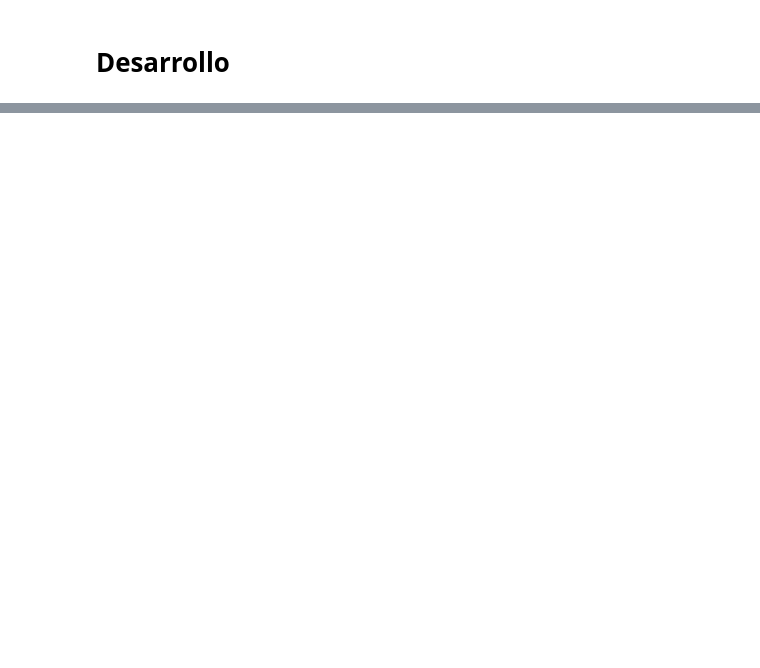
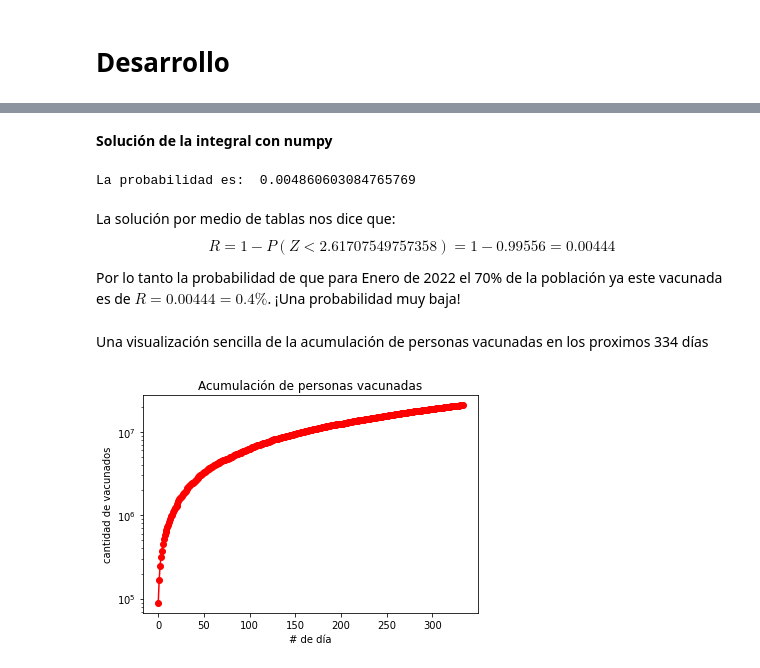
Before and after one commit to noeam/Simulacion_Montecarlo, a Jupyter notebook: Montecarlo_Numerico2021_1.ipynb, the cells around one changed output, grey strips where cells are left out. Cells and saved outputs as stored; diff of their text form; code cells hidden in the pictures; blank space fills up the shorter version.

```diff
--- a/Montecarlo_Numerico2021_1.ipynb
+++ b/Montecarlo_Numerico2021_1.ipynb
@@ -88,0 +271,65 @@ print(df.head(5))
+# %% [markdown]
+**Solución de la integral con numpy**
+# %%
+#Aproximacion con numpy
+import numpy as np
+import math
+
+'''Integracion numerica de Monte Carlo
+f: funcion a integrar
+N: numero de valores aleatorios
+a,b,c,d: limites de integracion
+'''
+def MonteCarlo(f,N,a,b):
+    # area a integrar
+    dim = (b-a)
+    # valores aleatorios para
+    a1 = np.random.uniform(size=N)
+    # acumulador temporal
+    temp = 0
+    # ciclo para realizar la suma de MC
+    for i in range(N):
+        # valores recorridos
+        xr = a1[i]*(b-a)+a
+        # evaluacion
+        temp += f(xr)
+    # aproximacion mediante MC
+    return dim*temp/N
+
+mu = 0
+sigma = 1
+integral = lambda x: (1/math.sqrt(2*math.pi))*(math.e)**((-x**2)/2)
+
+print("La probabilidad es: ", 1-MonteCarlo(integral, 100000, -5, 2.6170))
+# %% [output]
+La probabilidad es:  0.004860603084765769
+# %% [markdown]
+La solución por medio de tablas nos dice que:
+$$
+R = 1-P(Z< 2.61707549757358)=1 - 0.99556 = 0.00444
+$$
+
+Por lo tanto la probabilidad de que para Enero de 2022 el 70% de la población ya este vacunada es de $R=0.00444=0.4\%$.
+¡Una probabilidad muy baja!
+# %% [markdown]
+Una visualización sencilla de la acumulación de personas vacunadas en los proximos 334 días
+# %%
+import matplotlib.pyplot as plt
+import numpy as np
+
+def grafica(N):
+    x = np.arange(N)
+    y = np.zeros_like(x)
+    y[0]=np.random.uniform(25000,100000)
+    for i in range(1, N):
+        y[i] = y[i-1]+np.random.uniform(25000,100000)
+    plt.plot(x,y, "-o", color="r")
+    plt.title("Acumulación de personas vacunadas")
+    plt.xlabel("# de día")
+    plt.ylabel("cantidad de vacunados")
+    plt.yscale("log")
+    plt.show()
+
+grafica(334)
+# %% [output]
+[figure, added]
```
Also changed, not shown: parts of 29 cells of this notebook.
